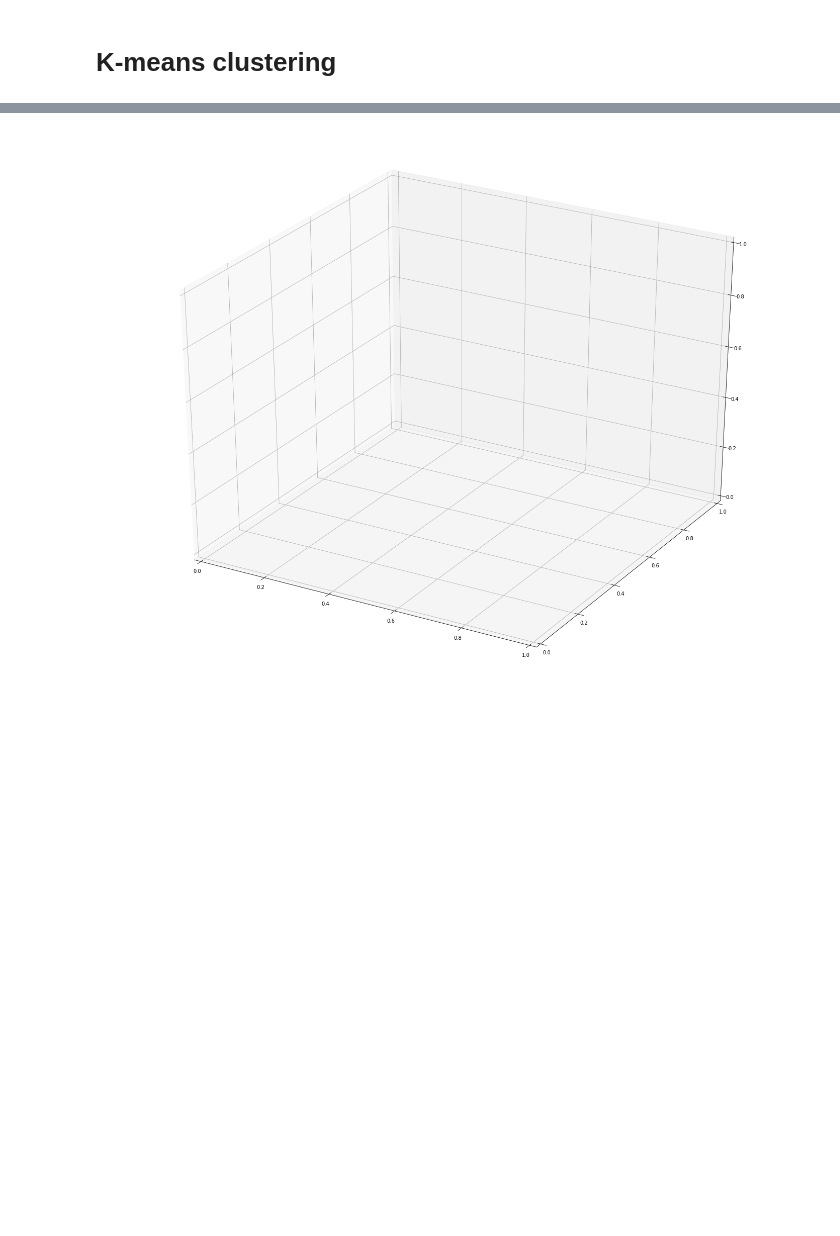
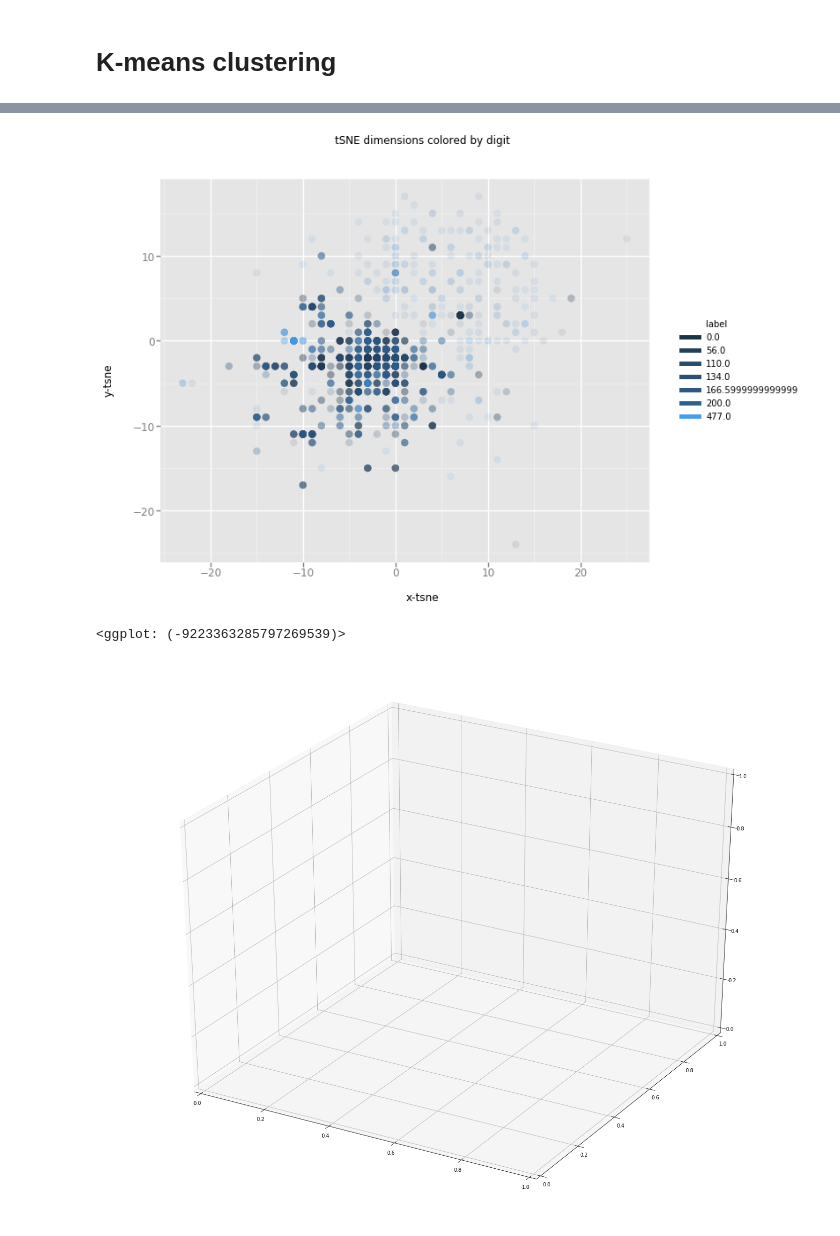
Before and after one commit to mcx2576/AI_project_26, a Jupyter notebook: parse_data.ipynb, the cells around one changed output, grey strips where cells are left out. Cells and saved outputs as stored; diff of their text form; code cells hidden in the pictures; blank space fills up the shorter version.

```diff
--- a/parse_data.ipynb
+++ b/parse_data.ipynb
@@ -74,3 +80,5 @@ center=AP.cluster_centers_
 d = collections.defaultdict(list)
 for i,v in enumerate(labels):
     d[v].append(i)
+# %%
+AP.fit_predict(x)
@@ -76,0 +91,10 @@ for i,v in enumerate(labels):
+# %%
+import time
+
+from sklearn.manifold import TSNE
+
+n_sne = x.shape[1]
+
+time_start = time.time()
+tsne = TSNE(n_components=2, verbose=1, perplexity=40, n_iter=300)
+tsne_results = tsne.fit_transform(AP.cluster_centers_)
@@ -77,3 +109,27 @@ for i,v in enumerate(labels):
+# %%
+#df_tsne=pd.DataFrame()
+#df_tsne['x-tsne'] = 1
+#df_tsne['y-tsne'] = 2
+
+
+df_tsne = pd.DataFrame(np.random.randint(low=0, high=10, size=(4657, 3)), columns=['x-tsne', 'y-tsne','label'])
+# %%
+for i in range(x.shape[0]):
+    cluster_number=labels[i]
+    x=tsne_results[cluster_number][0]
+    y=tsne_results[cluster_number][1]
+    df_tsne['x-tsne'][i] = x
+    df_tsne['y-tsne'][i] = y
+    df_tsne['label'][i] = cluster_number
+# %%
+
+chart = ggplot( df_tsne, aes(x='x-tsne', y='y-tsne', color='label') ) \
+        + geom_point(size=70,alpha=0.1) \
+        + ggtitle("tSNE dimensions colored by digit")
+chart
+# %% [output]
+[figure, added]
+<ggplot: (-9223363285797269539)>
 # %%
 fig = plt.figure(figsize=(25, 20))
 ax = fig.add_subplot(111, projection='3d')
```
Also changed, not shown: parts of 8 cells of this notebook.
